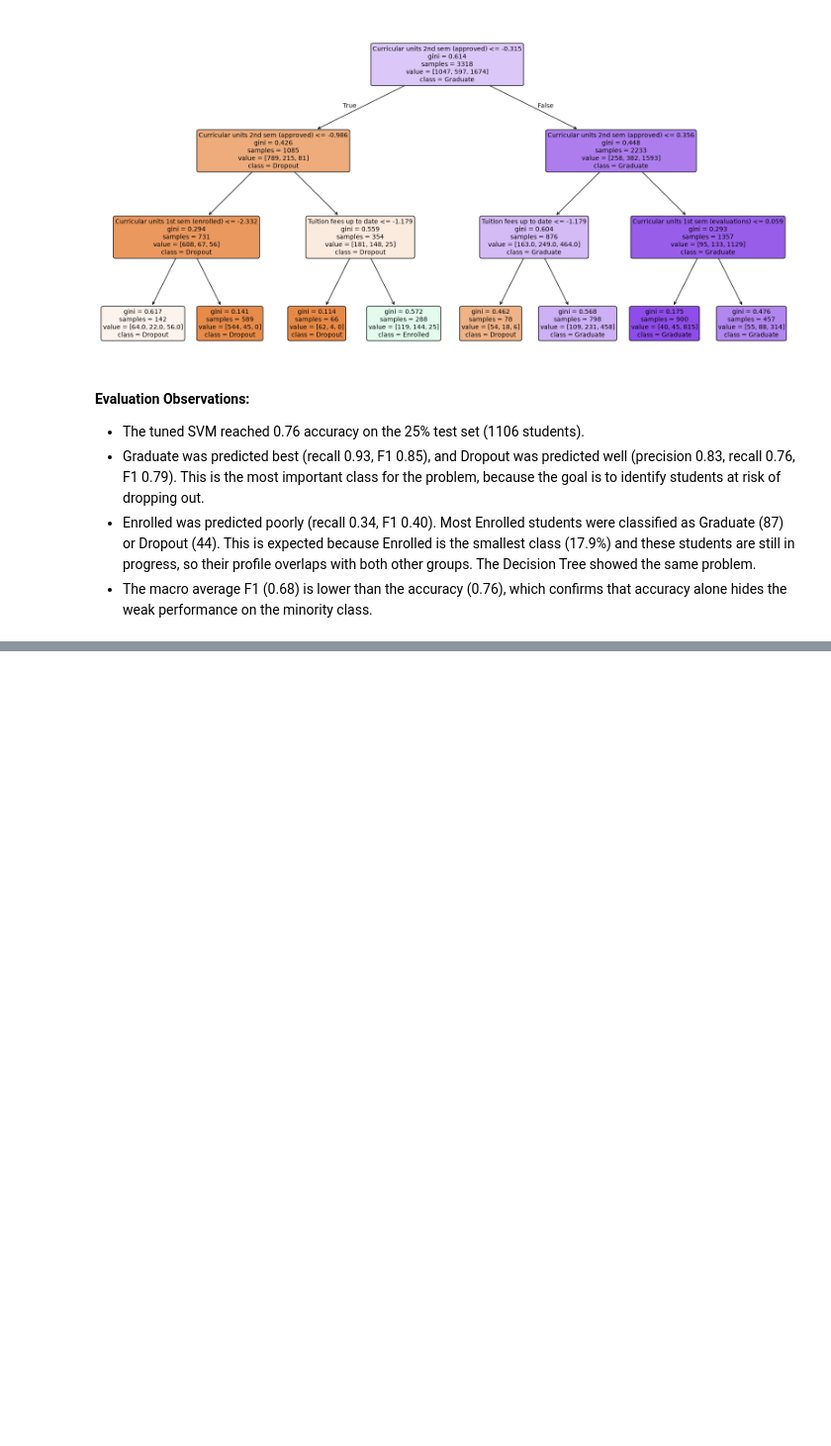
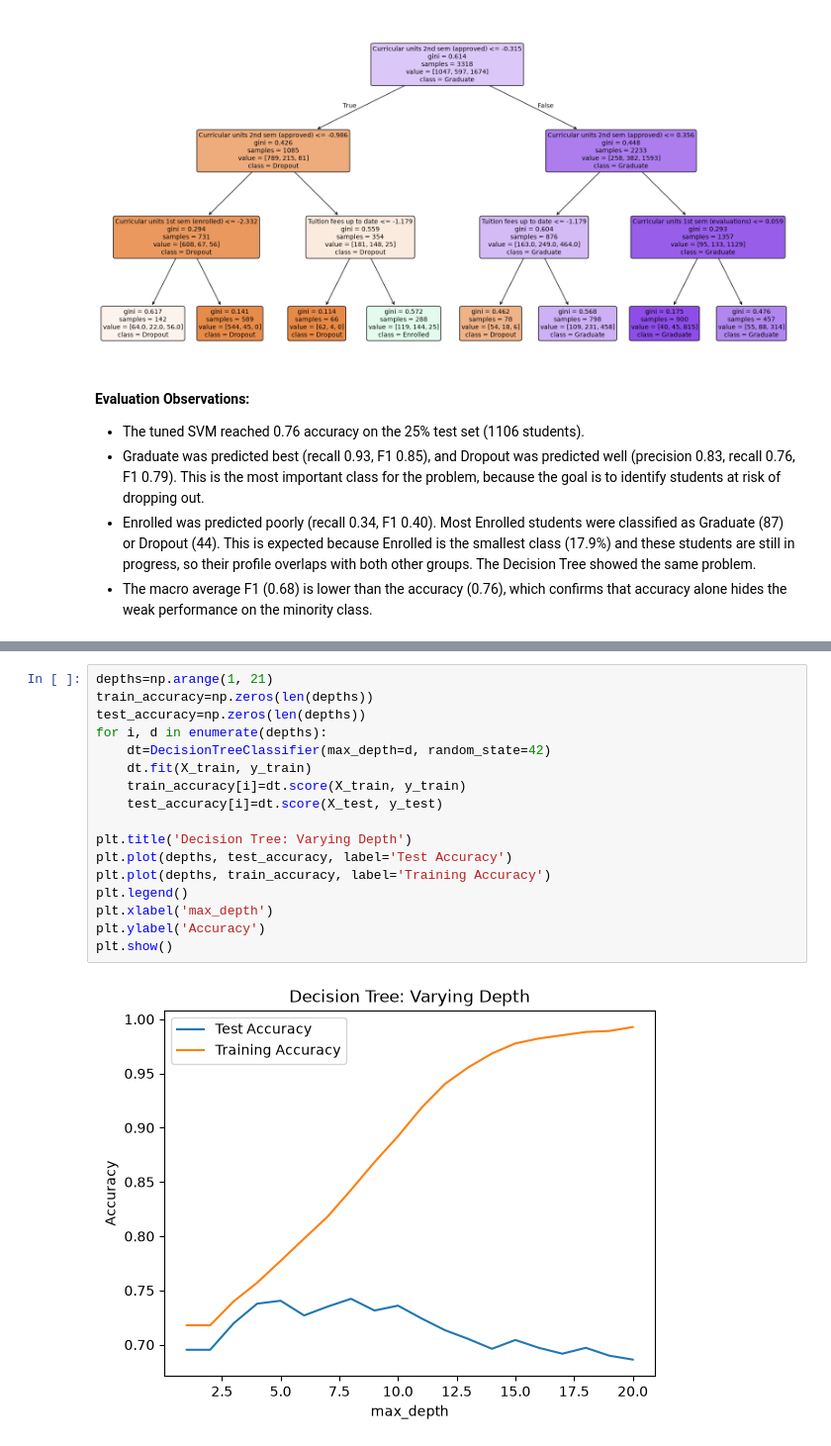
Before and after one commit to Yanjinkhorloo/Machine-Learning-2026, a Jupyter notebook: CA1_Machine_Learning_Yanjinkhorloo.ipynb, the cells around one changed output, grey strips where cells are left out. Shown at 99% size. Cells and saved outputs as stored; diff of their text form; blank space fills up the shorter version.

Commit message:
Overfitting curve and conclusion

```diff
--- a/CA1_Machine_Learning_Yanjinkhorloo.ipynb
+++ b/CA1_Machine_Learning_Yanjinkhorloo.ipynb
@@ -398,0 +402,19 @@ plt.show()
+# %%
+depths=np.arange(1, 21)
+train_accuracy=np.zeros(len(depths))
+test_accuracy=np.zeros(len(depths))
+for i, d in enumerate(depths):
+    dt=DecisionTreeClassifier(max_depth=d, random_state=42)
+    dt.fit(X_train, y_train)
+    train_accuracy[i]=dt.score(X_train, y_train)
+    test_accuracy[i]=dt.score(X_test, y_test)
+
+plt.title('Decision Tree: Varying Depth')
+plt.plot(depths, test_accuracy, label='Test Accuracy')
+plt.plot(depths, train_accuracy, label='Training Accuracy')
+plt.legend()
+plt.xlabel('max_depth')
+plt.ylabel('Accuracy')
+plt.show()
+# %% [output]
+[figure, added]
```
Also changed, not shown: parts of 3 cells of this notebook.
